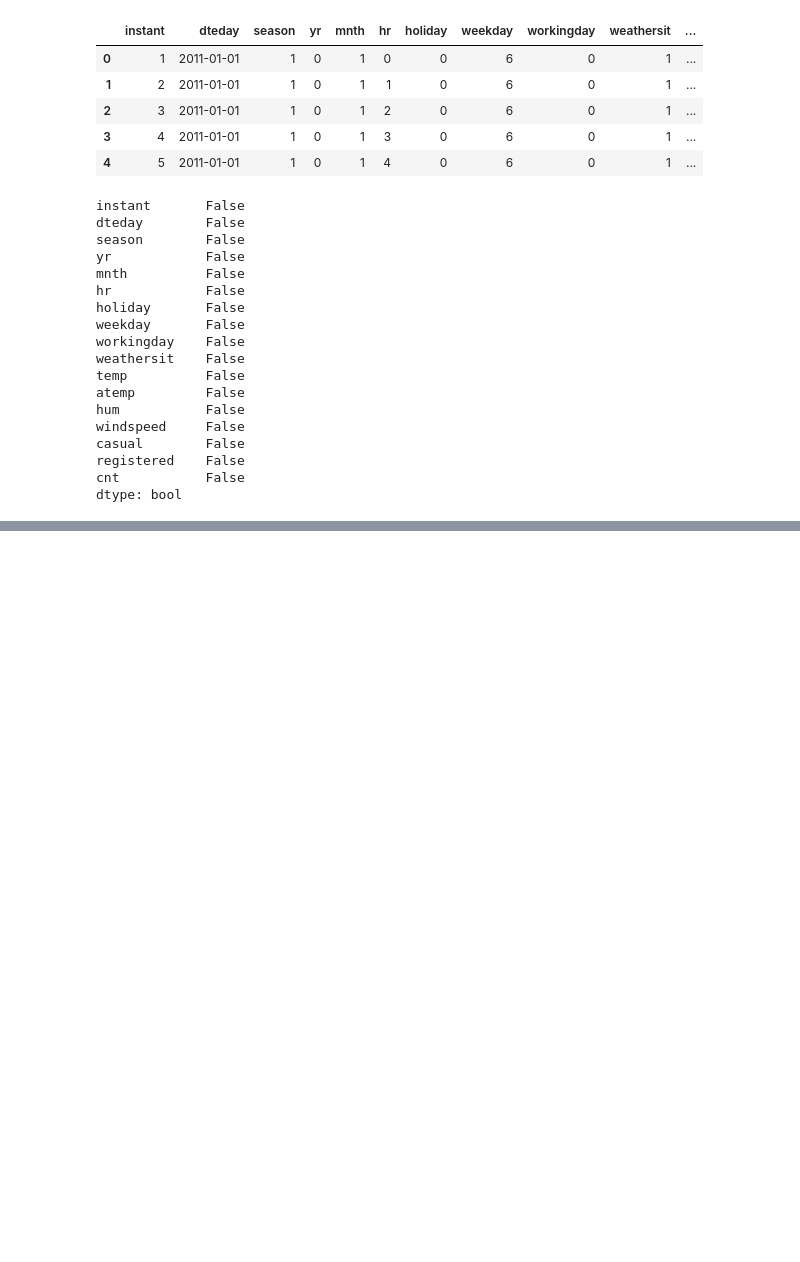
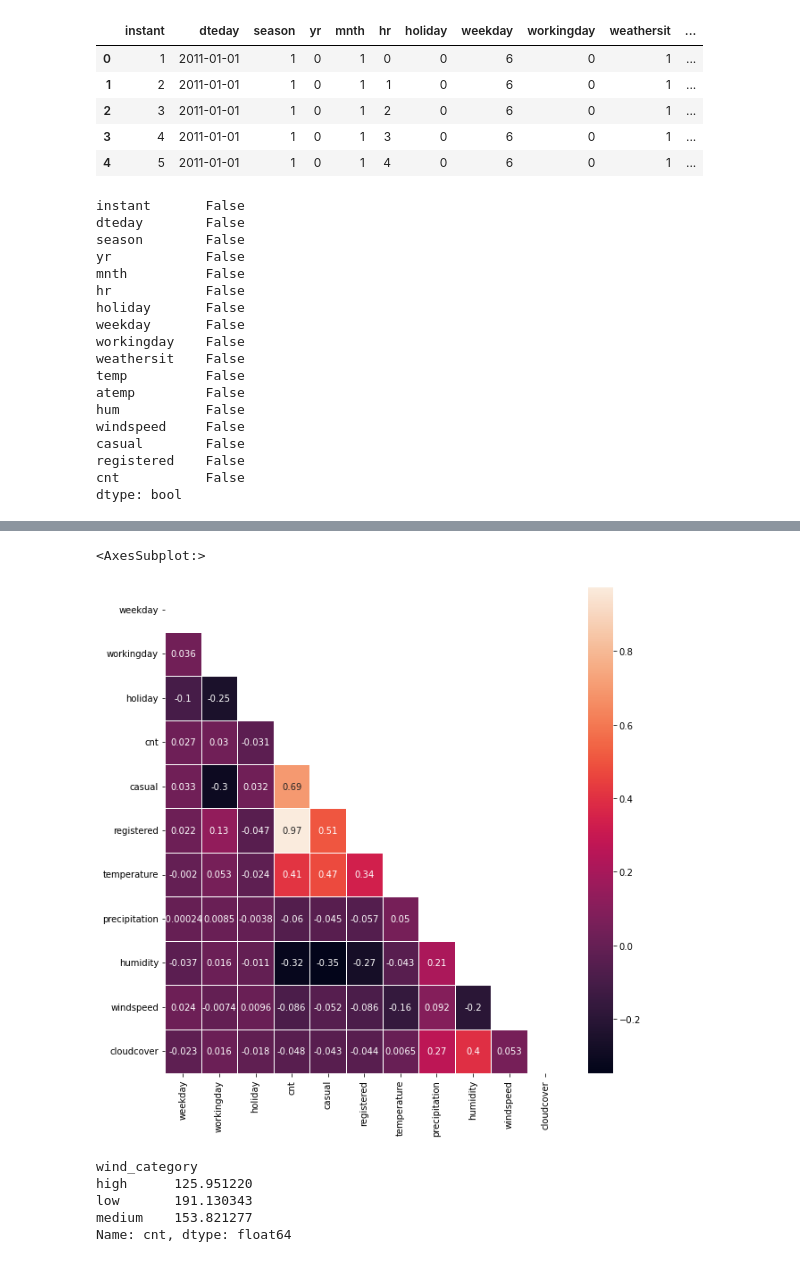
Before and after one commit to Maxremmo/Bike-Sharing-ML, a Jupyter notebook: bike_eda_hourly.ipynb, the cells around one changed output, grey strips where cells are left out. Cells and saved outputs as stored; diff of their text form; code cells hidden in the pictures; blank space fills up the shorter version.

```diff
--- a/bike_eda_hourly.ipynb
+++ b/bike_eda_hourly.ipynb
@@ -208 +185,8 @@ df['cloudyness'] = df['cloudcover'].apply(lambda x:
                                           'Fully Covered' )
+# %%
+df_complete['wind_category'] = df_complete['windspeed'].apply(lambda x: 'low' if x <= 20 else
+                                                     'medium' if x <= 30 else
+                                                     'high')
+# %%
+df_complete = df_complete[['dtime','season_name','weekday','workingday','holiday','cnt','casual',
+         'registered','temperature','precipitation','humidity', 'windspeed','wind_category','cloudcover','cloud_category']]
@@ -208,0 +212,8 @@ df['cloudyness'] = df['cloudcover'].apply(lambda x:
+# %%
+df_complete['season_name'] = df_complete['season_name'].astype('category')
+df_complete['temperature'] = df_complete['temperature'].astype('int')
+df_complete['humidity'] = df_complete['humidity'].astype('int')
+df_complete['windspeed'] = df_complete['windspeed'].astype('int')
+df_complete['wind_category'] = df_complete['wind_category'].astype('category')
+df_complete['cloudcover'] = df_complete['cloudcover'].astype('int')
+df_complete['cloud_category'] = df_complete['cloud_category'].astype('category')
@@ -208,0 +248,6 @@ df['cloudyness'] = df['cloudcover'].apply(lambda x:
+# %%
+import seaborn as sns
+import matplotlib.pyplot as plt
+
+corr_matrix = df_complete.corr()
+display(corr_matrix)
@@ -208,0 +267,15 @@ df['cloudyness'] = df['cloudcover'].apply(lambda x:
+# %%
+fig, ax = plt.subplots(figsize=(10,10))
+mask = np.triu(np.ones_like(corr_matrix, dtype=bool))
+sns.heatmap(corr_matrix, annot=True, mask=mask, linewidths=.5, ax=ax)
+# %% [output]
+<AxesSubplot:>
+[figure, added]
+# %%
+df_complete.groupby('')['cnt'].mean()
+# %% [output]
+wind_category
+high      125.951220
+low       191.130343
+medium    153.821277
+Name: cnt, dtype: float64
```
Also changed, not shown: parts of 27 cells of this notebook.
